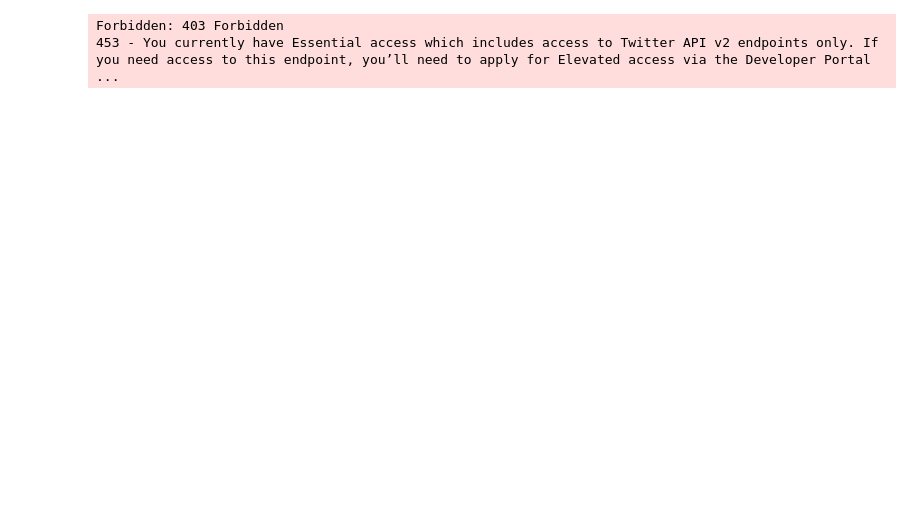
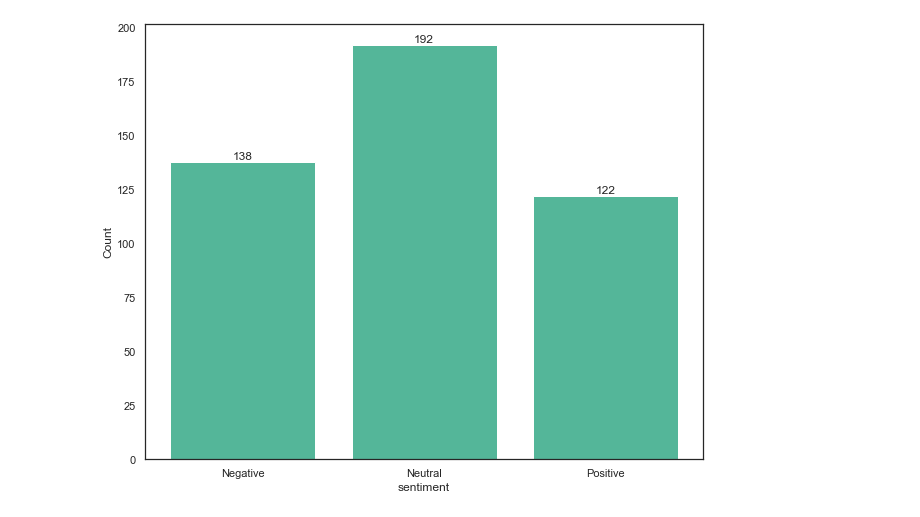
Before and after one commit to sbs23006/Analysis-of-Irish-Construction-Sector, a Jupyter notebook: Sentiment Analysis.ipynb, the cells around one changed output. Cells and saved outputs as stored; diff of their text form; code cells hidden in the pictures; blank space fills up the shorter version.

Commit message:
sentiment analysis started

```diff
--- a/Sentiment Analysis.ipynb
+++ b/Sentiment Analysis.ipynb
@@ -78,0 +120,5 @@ TypeError: object of type 'NoneType' has no len()
+# %%
+#get the word count of the post
+df["word_count"] = df["title"].apply(lambda x: len(str(x).split()))
+df["char_count"] = df["title"].str.len()
+df.head()
@@ -79 +134,6 @@ TypeError: object of type 'NoneType' has no len()
+# %%
+# Load the stop words
+from nltk.corpus import stopwords
+stop = stopwords.words('english')
+df['title'] = df['title'].apply(lambda x: " ".join(x for x in x.split() if x not in stop))
 # %%
@@ -95,28 +141,16 @@ import tweepy
-# %%
-# Authenticate with Twitter API
-consumer_key = 'd31fQYjvRTL1idbl5UAm4DlGH'
-consumer_secret = 'xEoWt7BZkqOFGGlI0lIVn9qt1NV2reZ1UMqw7nYbJZxuhMVIfw'
-access_token = '2539151544-3IYdKDdgqVdGnghfXz0e2RUgjkbosALss6pPTbE'
-access_token_secret = 'hpRax0LO4pMbQ33IR4kRI7GmcchR67sKs0EqG7P5PioLb'
-
-auth = tweepy.OAuthHandler(consumer_key, consumer_secret)
-auth.set_access_token(access_token, access_token_secret)
-
-# Create API object
-api = tweepy.API(auth)
-
-# Search for tweets containing the hashtag #italy
-query = '#italy'
-tweets = api.search_tweets(query, lang='en', count=50)
-
-# Initialize sentiment analyzer
-sia = SentimentIntensityAnalyzer()
-
-# Analyze each tweet and print its sentiment score
-for tweet in tweets:
-    text = tweet.text
-    sentiment_score = sia.polarity_scores(text)['compound']
-    print(f'{text}: {sentiment_score}')
-# %% [output]
-Forbidden: 403 Forbidden
-453 - You currently have Essential access which includes access to Twitter API v2 endpoints only. If you need access to this endpoint, you’ll need to apply for Elevated access via the Developer Portal ...
+# %%
+def analyze_sentiment(data):
+    analysis = SIA().polarity_scores(data)
+    if analysis['compound'] > 0:
+        return 'Positive'
+    elif analysis['compound'] == 0:
+        return 'Neutral'
+    else:
+        return 'Negative'
+# %%
+df['sentiment'] = df['title'].apply(lambda x : analyze_sentiment(x))
+# %%
+ax = sns.histplot(df.sentiment, shrink=.8);
+ax.bar_label(ax.containers[0]);
+# %% [output]
+[figure, added]
```
Also changed, not shown: parts of 23 cells of this notebook.
